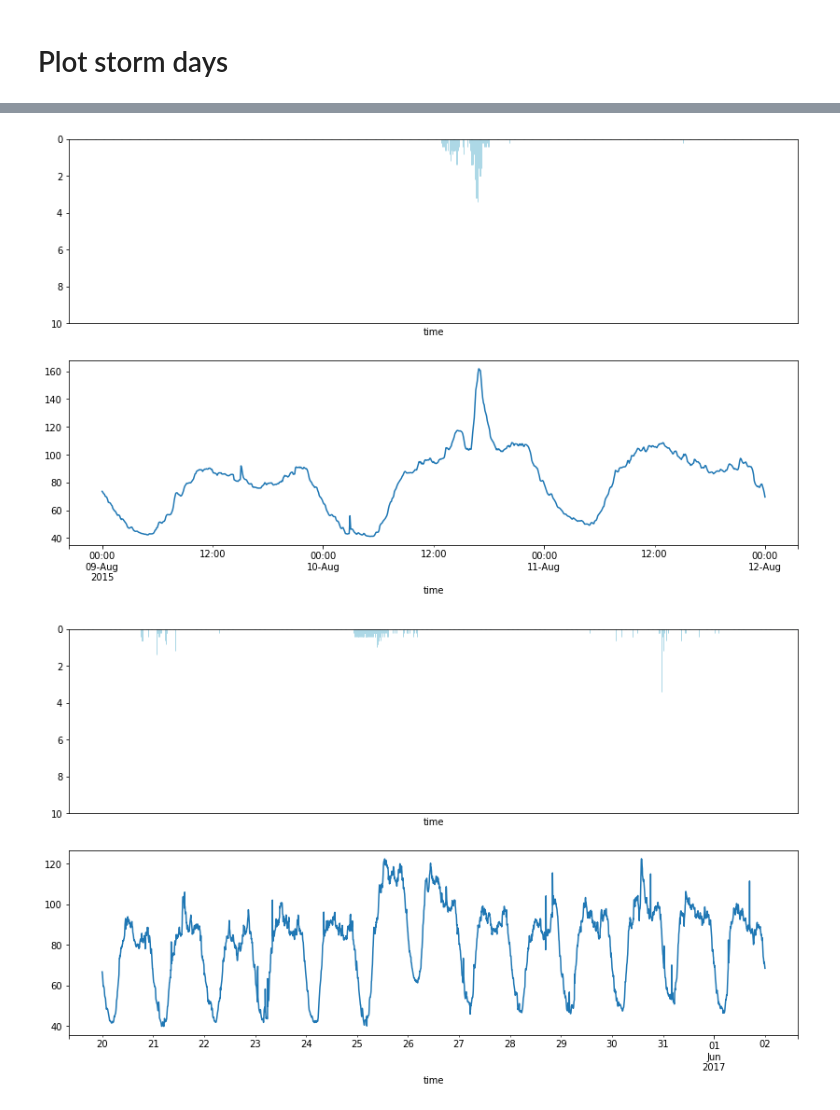
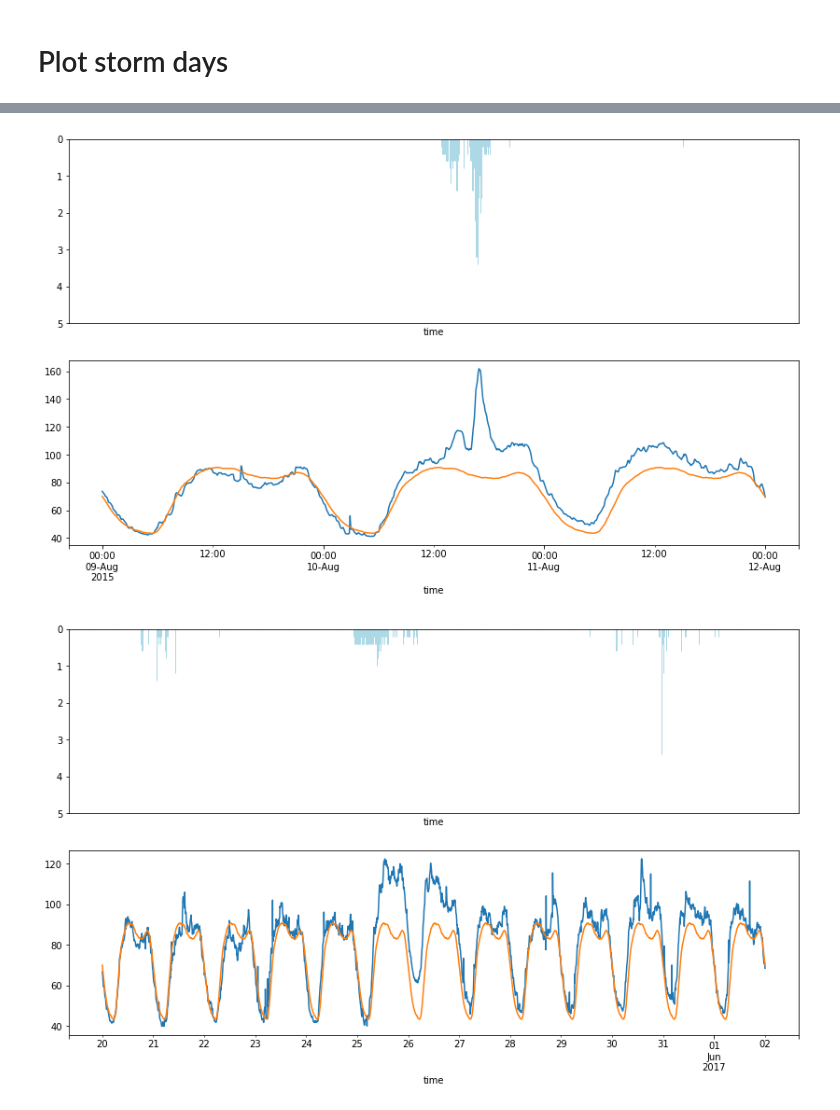
Before and after one commit to carldata/argo, a Jupyter notebook: notebooks/radon-medium/Explore data.ipynb, the cells around one changed output, grey strips where cells are left out. Saved outputs shown, nothing was run; the diff lists cells and outputs as text; code cells hidden in the pictures.

Commit message:
RDII plots

```diff
--- a/notebooks/radon-medium/Explore data.ipynb
+++ b/notebooks/radon-medium/Explore data.ipynb
@@ -42,6 +42,10 @@ Rainfall date range: 2014-10-24 00:00:00 - 2017-11-09 23:55:00
 # %% [markdown]
 # Helper functions
 # %%
+df = flow.to_frame().reset_index()
+daily_pattern = df.groupby(by=[df.time.map(lambda x: x.time())]).flow.median()
+
+
 def plot_days(xs, start_day, end_day):
     """Plot series for specific data range"""
     df = xs[pd.Timestamp(start_day): pd.Timestamp(end_day)]
@@ -49,18 +53,19 @@ def plot_days(xs, start_day, end_day):
     plt.show()
 
 
-
-def plot_flow_rain(start_day, end_day):
+def plot_rdii(start_day, end_day):
     xs = flow[pd.Timestamp(start_day): pd.Timestamp(end_day)]
+    base_flow = pd.Series(xs.index.map(lambda x: daily_pattern[x.time()]), xs.index)
     ys = rainfall[pd.Timestamp(start_day): pd.Timestamp(end_day)]
     # Plot rainfall
     plt.figure(1)
     plt.subplot(211)
-    ax = ys.plot.bar(width=0.1, edgecolor='lightblue', color='lightblue', ylim=(10, 0))
+    ax = ys.plot.bar(width=0.1, edgecolor='lightblue', color='lightblue', ylim=(5, 0))
     ax.set_xticks([])
     # Plot flow
     plt.subplot(212)
     xs.plot()
+    base_flow.plot()
     plt.show()
 # %% [markdown]
 # Find biggest storms
@@ -99,8 +104,8 @@ plot_flow_rain('2017-06-17 13:00', '2017-06-17 18:00')
 # %%
-plot_flow_rain('2015-08-09', '2015-08-12')
+plot_rdii('2015-08-09', '2015-08-12')
 # %% [output]
-[figure, old version]
+[figure, new version]
 # %%
-plot_flow_rain('2017-05-20', '2017-06-02')
+plot_rdii('2017-05-20', '2017-06-02')
 # %% [output]
-[figure, old version]
+[figure, new version]
```
Also changed, not shown: parts of 4 cells of this notebook, 2 other files.
